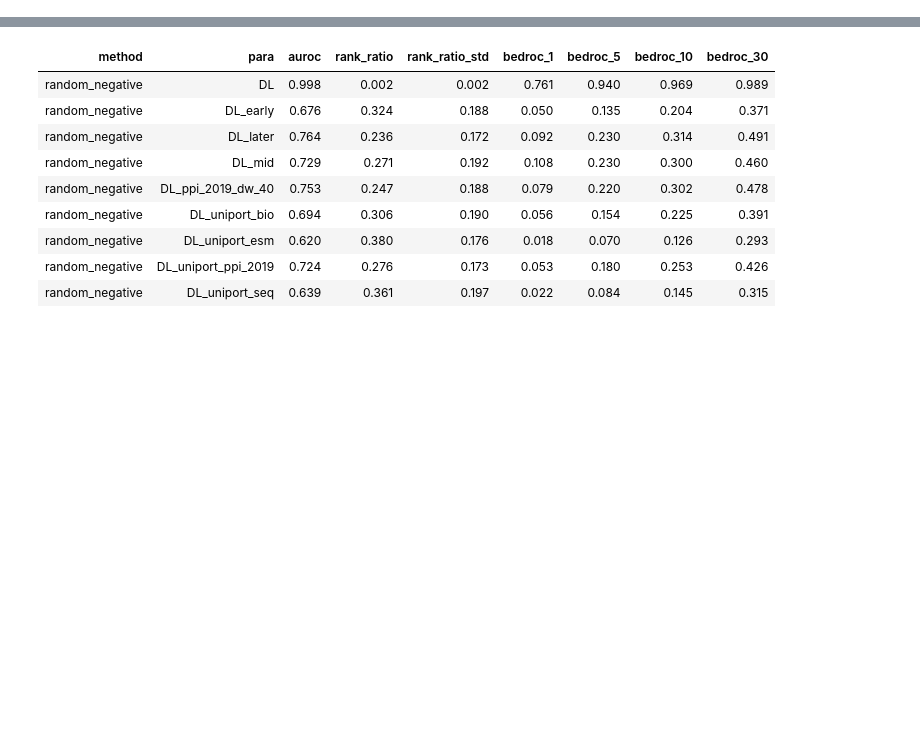
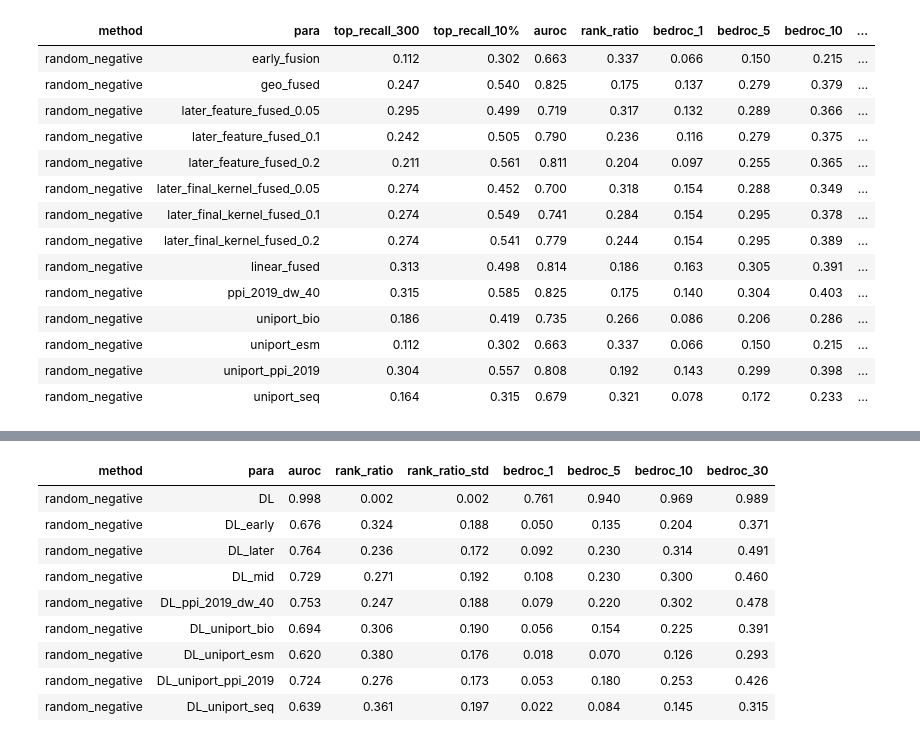
Before and after one commit to ZiyuZhang1/svm, a Jupyter notebook: codes/results_analysis_clear.ipynb, the cells around one changed output, grey strips where cells are left out. Cells and saved outputs as stored; diff of their text form; code cells hidden in the pictures; blank space fills up the shorter version.

```diff
--- a/codes/results_analysis_clear.ipynb
+++ b/codes/results_analysis_clear.ipynb
@@ -314,3 +314,24 @@ def disease_catygory(results):
 #     # Apply combined style
 #     styled_df = show_df.style.apply(combined_style, axis=None)
 #     return styled_df
+# %%
+root = '/itf-fi-ml/shared/users/ziyuzh/svm/results/2019_all_fused'
+# root = '/itf-fi-ml/shared/users/ziyuzh/svm/results/2019_fused_geo_weight_bag_new_kernel_uni'
+
+fused_2019, all_avg_df = show_table(root,ban_list=[],fnum=14,fused = True,input_weights = True)
+# %% [output]
+| method | para | top_recall_300 | top_recall_10% | auroc | rank_ratio | bedroc_1 | bedroc_5 | bedroc_10 | ... |
+| random_negative | early_fusion | 0.112 | 0.302 | 0.663 | 0.337 | 0.066 | 0.150 | 0.215 | ... |
+| random_negative | geo_fused | 0.247 | 0.540 | 0.825 | 0.175 | 0.137 | 0.279 | 0.379 | ... |
+| random_negative | later_feature_fused_0.05 | 0.295 | 0.499 | 0.719 | 0.317 | 0.132 | 0.289 | 0.366 | ... |
+| random_negative | later_feature_fused_0.1 | 0.242 | 0.505 | 0.790 | 0.236 | 0.116 | 0.279 | 0.375 | ... |
+| random_negative | later_feature_fused_0.2 | 0.211 | 0.561 | 0.811 | 0.204 | 0.097 | 0.255 | 0.365 | ... |
+| random_negative | later_final_kernel_fused_0.05 | 0.274 | 0.452 | 0.700 | 0.318 | 0.154 | 0.288 | 0.349 | ... |
+| random_negative | later_final_kernel_fused_0.1 | 0.274 | 0.549 | 0.741 | 0.284 | 0.154 | 0.295 | 0.378 | ... |
+| random_negative | later_final_kernel_fused_0.2 | 0.274 | 0.541 | 0.779 | 0.244 | 0.154 | 0.295 | 0.389 | ... |
+| random_negative | linear_fused | 0.313 | 0.498 | 0.814 | 0.186 | 0.163 | 0.305 | 0.391 | ... |
+| random_negative | ppi_2019_dw_40 | 0.315 | 0.585 | 0.825 | 0.175 | 0.140 | 0.304 | 0.403 | ... |
+| random_negative | uniport_bio | 0.186 | 0.419 | 0.735 | 0.266 | 0.086 | 0.206 | 0.286 | ... |
+| random_negative | uniport_esm | 0.112 | 0.302 | 0.663 | 0.337 | 0.066 | 0.150 | 0.215 | ... |
+| random_negative | uniport_ppi_2019 | 0.304 | 0.557 | 0.808 | 0.192 | 0.143 | 0.299 | 0.398 | ... |
+| random_negative | uniport_seq | 0.164 | 0.315 | 0.679 | 0.321 | 0.078 | 0.172 | 0.233 | ... |
```
Also changed, not shown: parts of 13 cells of this notebook, 26 other files.
